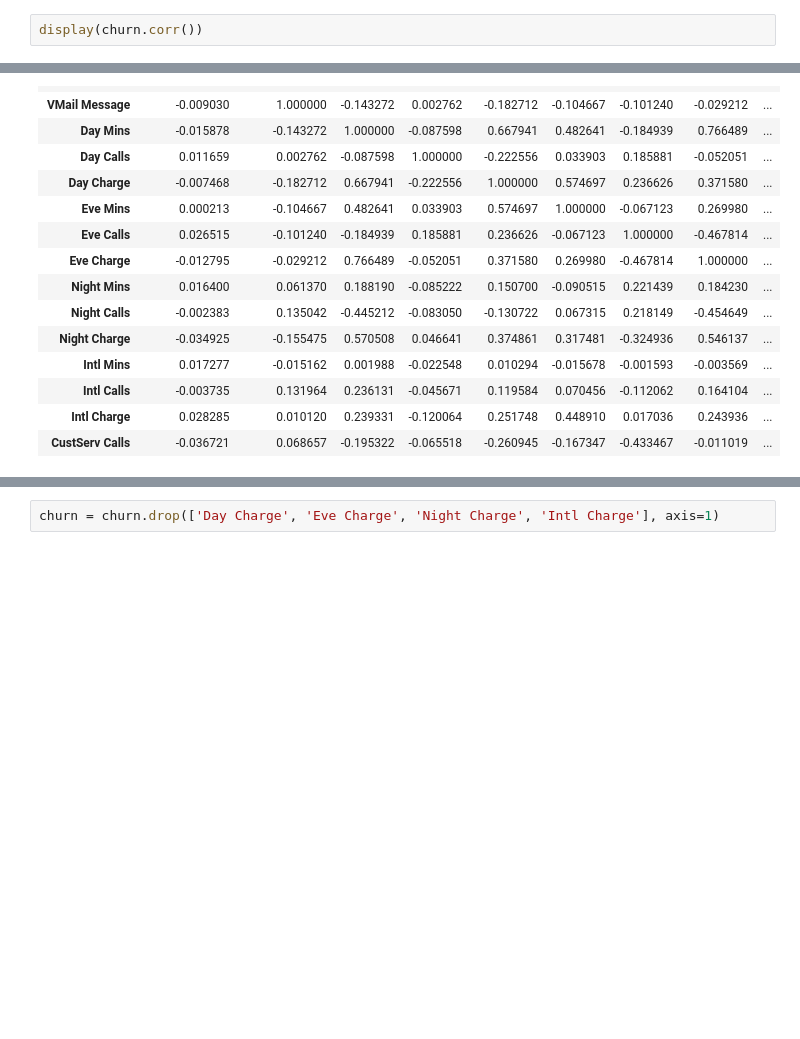
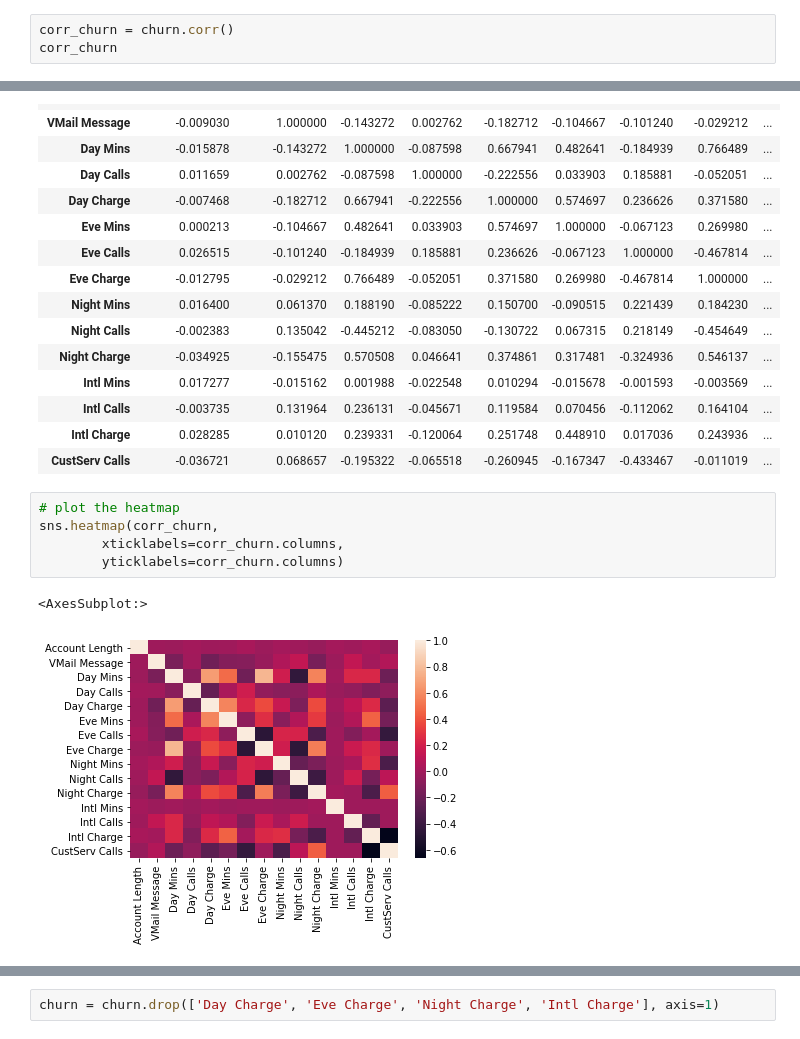
Before and after one commit to data-analytics-professionals/customer-churn, a Jupyter notebook: project-customer-churn.ipynb, the cells around one changed output, grey strips where cells are left out. Drawn from its saved outputs; the diff is of its cells as text; blank space fills up the shorter version.

```diff
--- a/project-customer-churn.ipynb
+++ b/project-customer-churn.ipynb
@@ -272,7 +273,8 @@ Eve Mins
 [figure]
 ... (18 outputs left out)
 # %%
-display(churn.corr())
+corr_churn = churn.corr()
+corr_churn
 # %% [output]
 |  | Account Length | VMail Message | Day Mins | Day Calls | Day Charge | Eve Mins | Eve Calls | Eve Charge | ... |
 | Account Length | 1.000000 | -0.009030 | -0.015878 | 0.011659 | -0.007468 | 0.000213 | 0.026515 | -0.012795 | ... |
@@ -290,3 +292,11 @@ display(churn.corr())
 | Intl Calls | -0.003735 | 0.131964 | 0.236131 | -0.045671 | 0.119584 | 0.070456 | -0.112062 | 0.164104 | ... |
 | Intl Charge | 0.028285 | 0.010120 | 0.239331 | -0.120064 | 0.251748 | 0.448910 | 0.017036 | 0.243936 | ... |
 | CustServ Calls | -0.036721 | 0.068657 | -0.195322 | -0.065518 | -0.260945 | -0.167347 | -0.433467 | -0.011019 | ... |
+# %%
+# plot the heatmap
+sns.heatmap(corr_churn,
+        xticklabels=corr_churn.columns,
+        yticklabels=corr_churn.columns)
+# %% [output]
+<AxesSubplot:>
+[figure, added]
```
Also changed, not shown: parts of 5 cells of this notebook.
